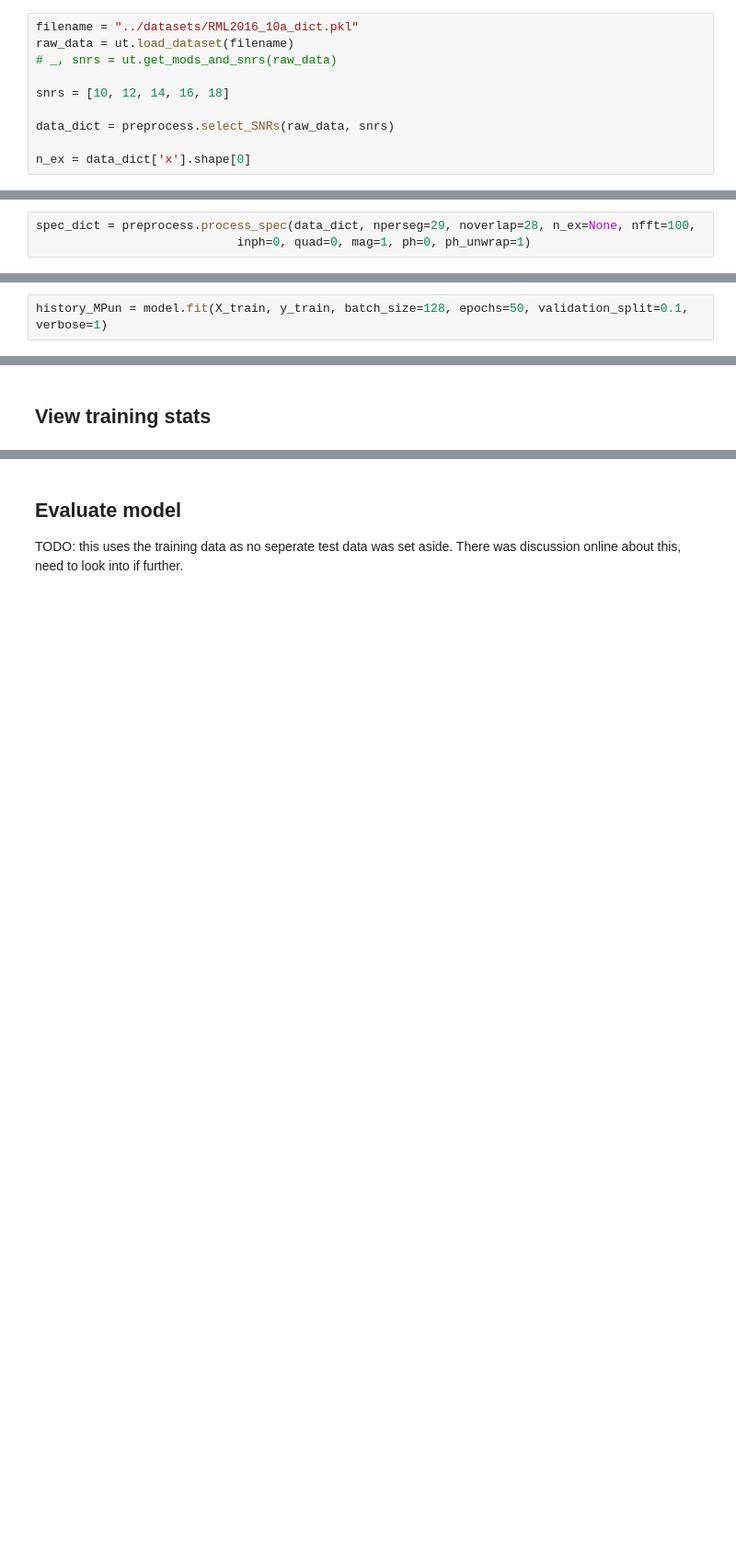
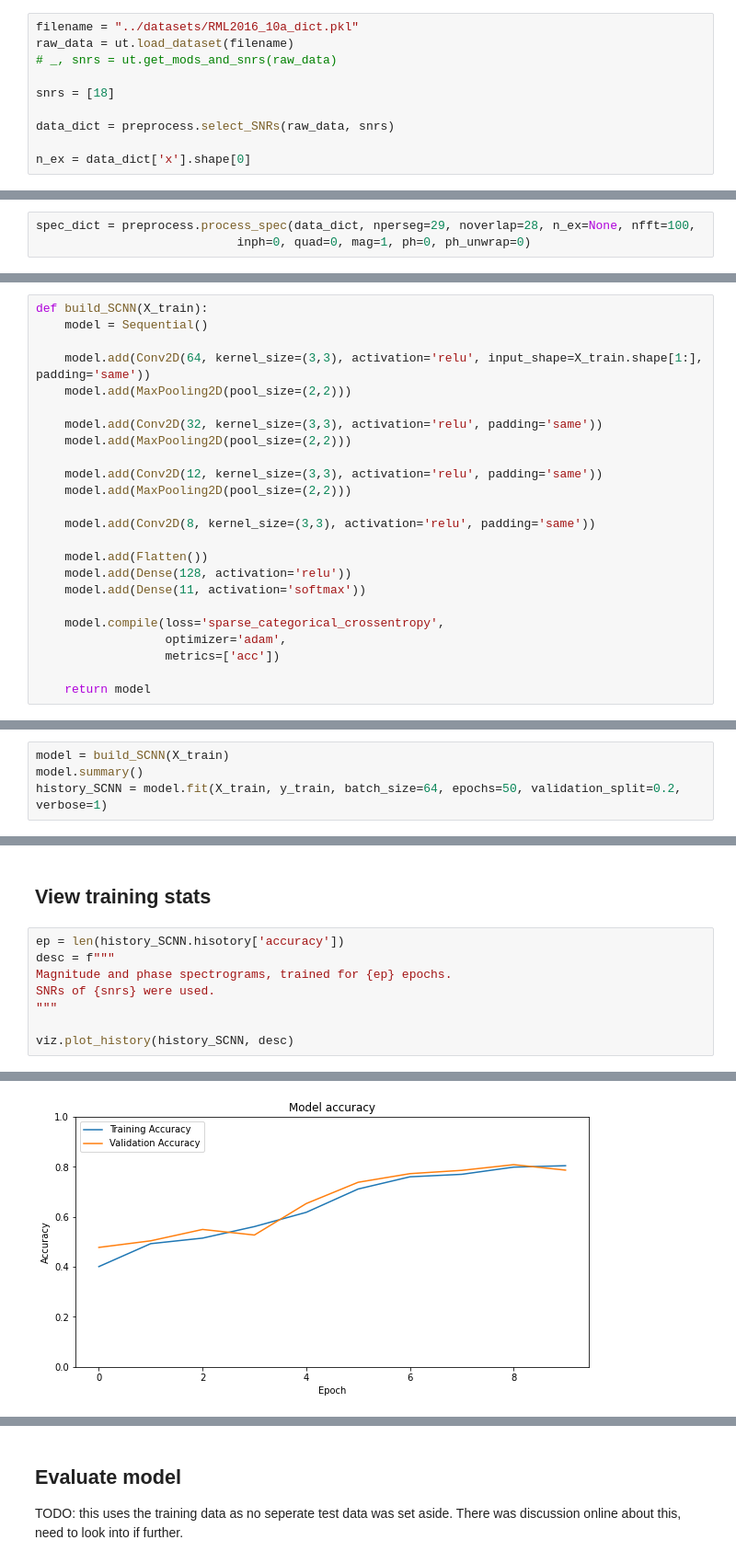
Before and after one commit to dfunni/complex-specgramCNN, a Jupyter notebook: notebooks/SpectrumCNN.ipynb, the cells around one changed output, grey strips where cells are left out. Shown at 92% size. Drawn from its saved outputs; the diff is of its cells as text; blank space fills up the shorter version.

```diff
--- a/notebooks/SpectrumCNN.ipynb
+++ b/notebooks/SpectrumCNN.ipynb
@@ -52,7 +52,7 @@ filename = "../datasets/RML2016_10a_dict.pkl"
 raw_data = ut.load_dataset(filename)
 # _, snrs = ut.get_mods_and_snrs(raw_data)
 
-snrs = [10, 12, 14, 16, 18]
+snrs = [18]
 
 data_dict = preprocess.select_SNRs(raw_data, snrs)
 
@@ -72,4 +72,4 @@ There were 5 SNRs used.
 # %%
 spec_dict = preprocess.process_spec(data_dict, nperseg=29, noverlap=28, n_ex=None, nfft=100,
-                            inph=0, quad=0, mag=1, ph=0, ph_unwrap=1)
+                            inph=0, quad=0, mag=1, ph=0, ph_unwrap=0)
 # %%
@@ -89,3 +89,27 @@ There are 55000 samples in the trianing set and 55000 in the testing set
 # %% [markdown]
 ## Build model
+# %%
+def build_SCNN(X_train):
+    model = Sequential()
+
+    model.add(Conv2D(64, kernel_size=(3,3), activation='relu', input_shape=X_train.shape[1:], padding='same'))
+    model.add(MaxPooling2D(pool_size=(2,2)))
+
+    model.add(Conv2D(32, kernel_size=(3,3), activation='relu', padding='same'))
+    model.add(MaxPooling2D(pool_size=(2,2)))
+
+    model.add(Conv2D(12, kernel_size=(3,3), activation='relu', padding='same'))
+    model.add(MaxPooling2D(pool_size=(2,2)))
+
+    model.add(Conv2D(8, kernel_size=(3,3), activation='relu', padding='same'))
+
+    model.add(Flatten())
+    model.add(Dense(128, activation='relu'))
+    model.add(Dense(11, activation='softmax'))
+
+    model.compile(loss='sparse_categorical_crossentropy',
+                  optimizer='adam',
+                  metrics=['acc'])
+
+    return model
 # %%
@@ -141,5 +148,7 @@ _________________________________________________________________
 ## Train model
 Zeng et al does not discuss the size of batches used or if overfitting occured
 # %%
-history_MPun = model.fit(X_train, y_train, batch_size=128, epochs=50, validation_split=0.1, verbose=1)
+model = build_SCNN(X_train)
+model.summary()
+history_SCNN = model.fit(X_train, y_train, batch_size=64, epochs=50, validation_split=0.2, verbose=1)
 # %% [output]
@@ -163,2 +173,11 @@ Epoch 50/50
 # %% [markdown]
 ## View training stats
+# %%
+ep = len(history_SCNN.hisotory['accuracy'])
+desc = f"""
+Magnitude and phase spectrograms, trained for {ep} epochs.
+SNRs of {snrs} were used.
+"""
+
+viz.plot_history(history_SCNN, desc)
+# %% [output]
@@ -165,2 +191,3 @@ Epoch 50/50
+[figure, added]
 # %%
 desc = f"""
```
Also changed, not shown: parts of 13 cells of this notebook, 3 other files.
